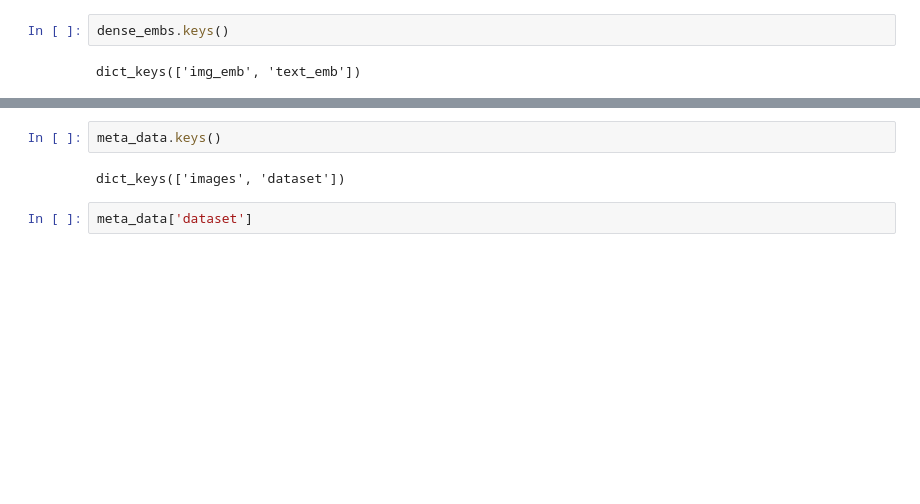
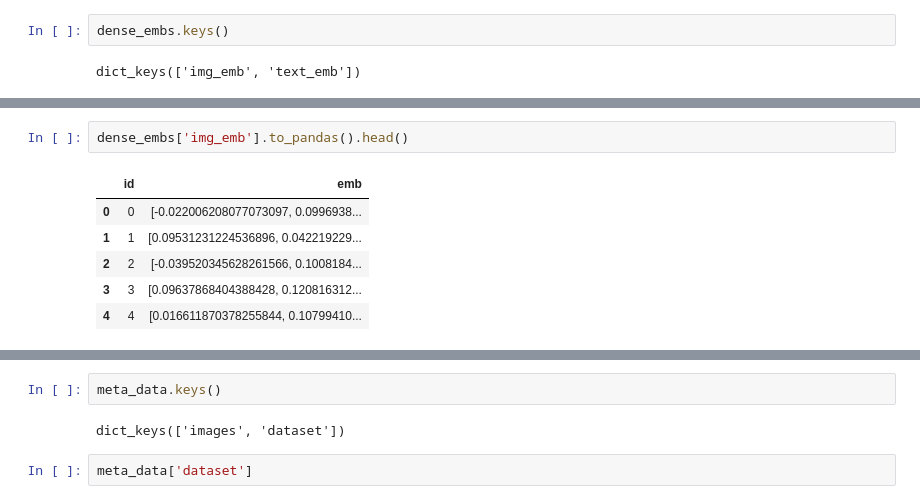
Before and after one commit to doruktarhan/multimodal-lsr-reproduce, a Jupyter notebook: doruk_dataset_trial.ipynb, the cells around one changed output, grey strips where cells are left out. Cells and saved outputs as stored; diff of their text form; blank space fills up the shorter version.

```diff
--- a/doruk_dataset_trial.ipynb
+++ b/doruk_dataset_trial.ipynb
@@ -13,3 +129,12 @@ dict_keys(['img_emb', 'text_emb'])
+# %%
+dense_embs['img_emb'].to_pandas().head()
+# %% [output]
+|  | id | emb |
+| 0 | 0 | [-0.022006208077073097, 0.0996938... |
+| 1 | 1 | [0.09531231224536896, 0.042219229... |
+| 2 | 2 | [-0.039520345628261566, 0.1008184... |
+| 3 | 3 | [0.09637868404388428, 0.120816312... |
+| 4 | 4 | [0.016611870378255844, 0.10799410... |
 # %%
 dense_embs['img_emb']['emb'].shape
 # %% [output]
```
Also changed, not shown: parts of 28 cells of this notebook, 8 other files.
